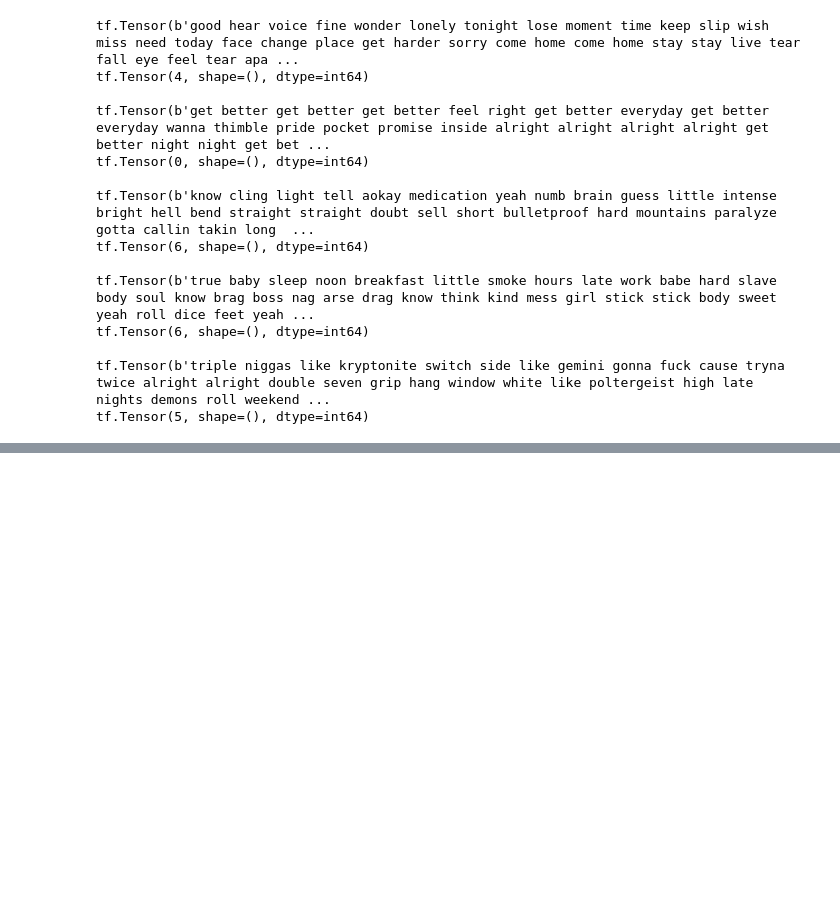
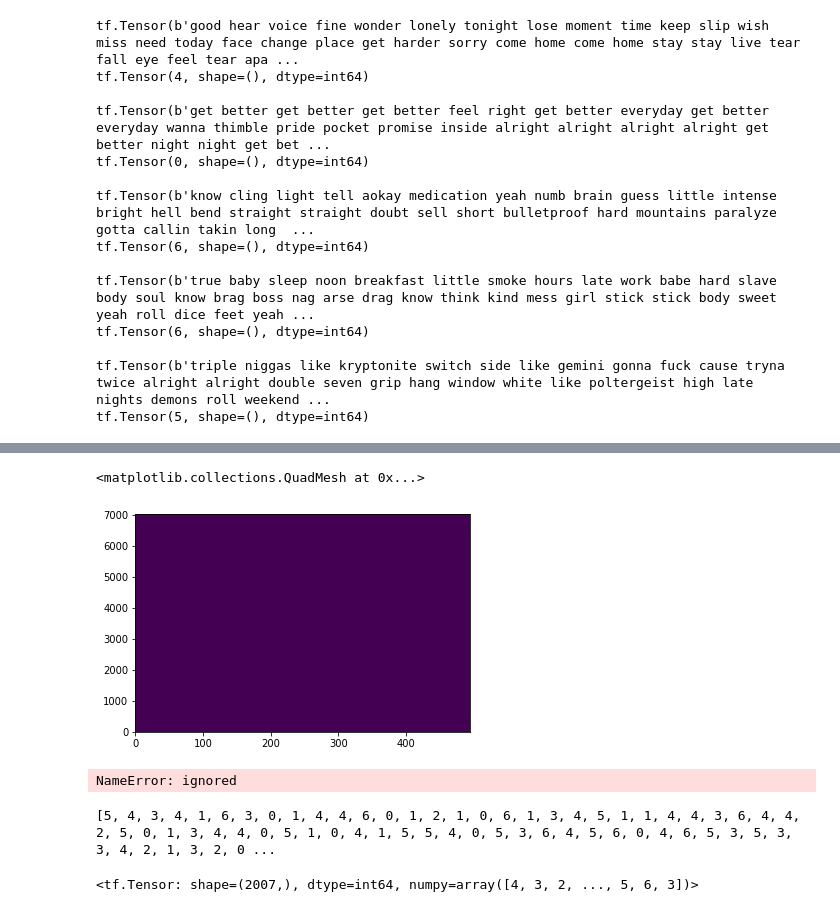
Before and after one commit to jiahao303/music-classifier, a Jupyter notebook: Music_Classifier_Nov_29.ipynb, the cells around one changed output, grey strips where cells are left out. Drawn from its saved outputs; the diff is of its cells as text; code cells hidden in the pictures; blank space fills up the shorter version.

```diff
--- a/Music_Classifier_Nov_29.ipynb
+++ b/Music_Classifier_Nov_29.ipynb
@@ -662,0 +742,59 @@ model = tf.keras.Sequential([
+# %%
+type_cls1 = tf.zeros_like(cls1)
+type_cls2 = tf.zeros_like(cls2)
+type_cls3 = tf.zeros_like(cls3)
+
+type_l1 = tf.zeros_like(lyrics1)
+type_l2 = tf.zeros_like(lyrics2)
+type_l3 = tf.zeros_like(lyrics3)
+
+input_type_ids1 = tf.concat([type_cls1, type_l1], axis=-1).to_tensor()
+input_type_ids2 = tf.concat([type_cls2, type_l2], axis=-1).to_tensor()
+input_type_ids3 = tf.concat([type_cls3, type_l3], axis=-1).to_tensor()
+
+plt.pcolormesh(input_type_ids)
+# %% [output]
+<matplotlib.collections.QuadMesh at 0x...>
+[figure, added]
+# %%
+lyrics_train = {
+      'input_word_ids': input_word_ids1.to_tensor(),
+      'input_mask': input_mask1,
+      'input_type_ids': input_type_ids1
+      }
+lyrics_val = {
+      'input_word_ids': input_word_ids2.to_tensor(),
+      'input_mask': input_mask2,
+      'input_type_ids': input_type_ids2
+      }
+
+lyrics_test = {
+      'input_word_ids': input_word_ids3.to_tensor(),
+      'input_mask': input_mask3,
+      'input_type_ids': input_type_ids3
+      }
+# %% [output]
+NameError: ignored
+# %%
+train_array = []
+for elem in list(train):
+  train_array.append(elem[1].numpy())
+
+val_array = []
+for elem in list(val):
+  val_array.append(elem[1].numpy())
+
+test_array = []
+for elem in list(test):
+  test_array.append(elem[1].numpy())
+# %% [output]
+[5, 4, 3, 4, 1, 6, 3, 0, 1, 4, 4, 6, 0, 1, 2, 1, 0, 6, 1, 3, 4, 5, 1, 1, 4, 4, 3, 6, 4, 4, 2, 5, 0, 1, 3, 4, 4, 0, 5, 1, 0, 4, 1, 5, 5, 4, 0, 5, 3, 6, 4, 5, 6, 0, 4, 6, 5, 3, 5, 3, 3, 4, 2, 1, 3, 2, 0 ...
+# %%
+lyrics_train_labels = tf.convert_to_tensor(train_array, dtype = "int64")
+lyrics_train_labels
+lyrics_val_labels = tf.convert_to_tensor(val_array, dtype = "int64")
+lyrics_val_labels
+lyrics_test_labels = tf.convert_to_tensor(test_array, dtype = "int64")
+lyrics_test_labels
+# %% [output]
+<tf.Tensor: shape=(2007,), dtype=int64, numpy=array([4, 3, 2, ..., 5, 6, 3])>
```
Also changed, not shown: parts of 27 cells of this notebook.
